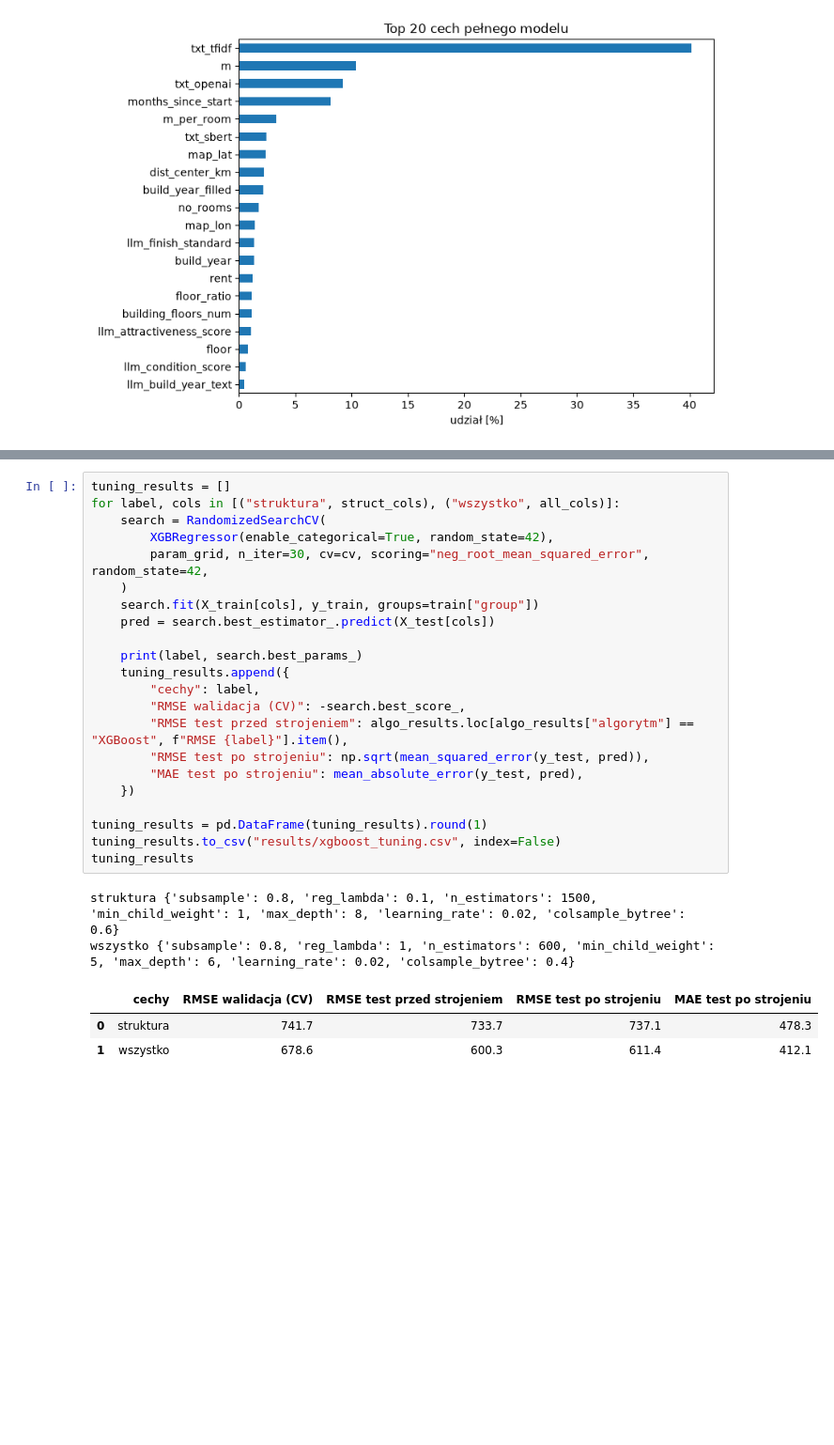
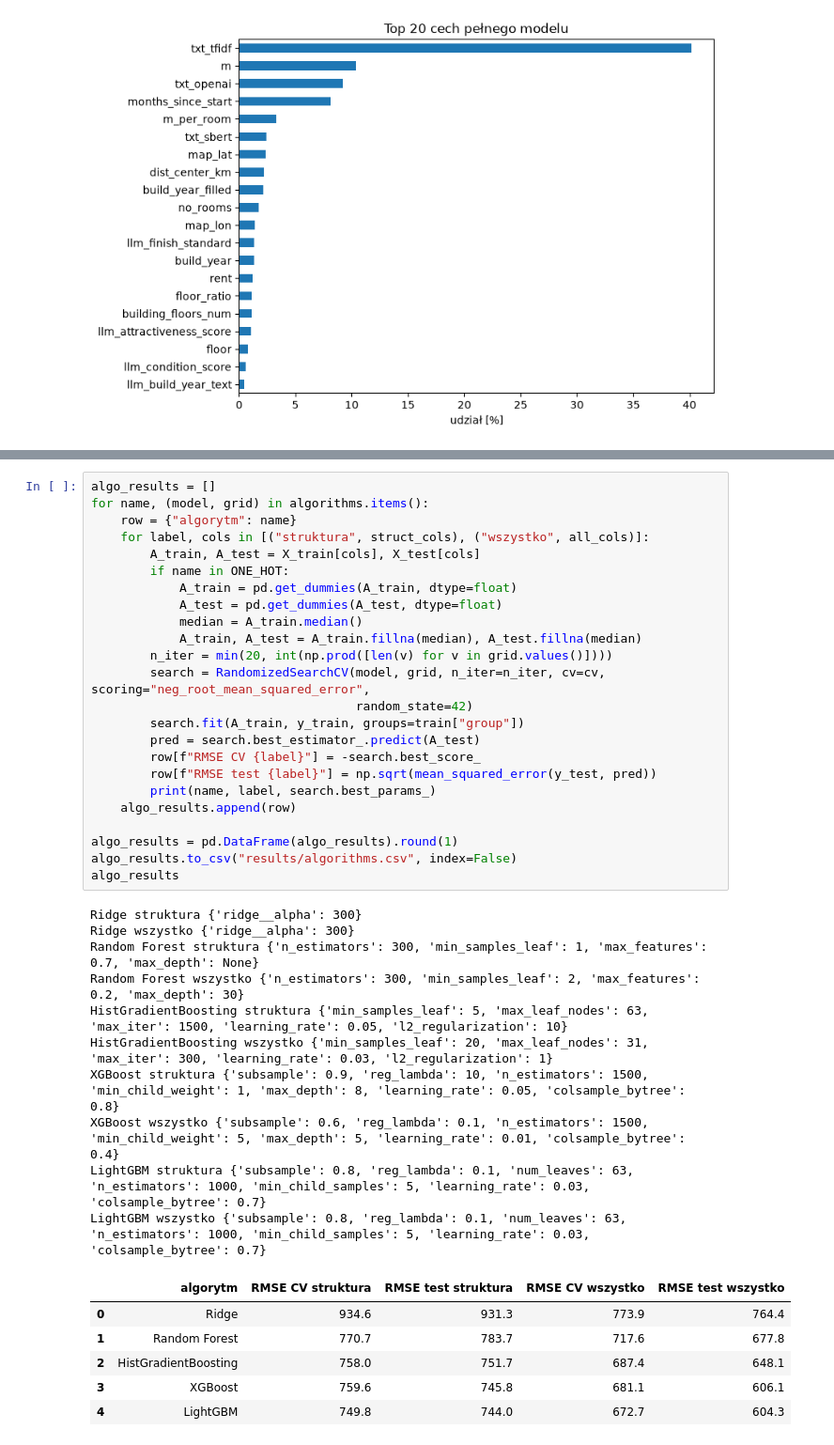
Before and after one commit to szymanskibartosz1/warsztaty_badawcze_projekt_1, a Jupyter notebook: projekt_2/projekt2_olx.ipynb, the cells around one changed output, grey strips where cells are left out. Shown at 94% size. Cells and saved outputs as stored; diff of their text form; blank space fills up the shorter version.

Commit message:
Projekt 2: strojenie hiperparametrów wszystkich algorytmów

```diff
--- a/projekt_2/projekt2_olx.ipynb
+++ b/projekt_2/projekt2_olx.ipynb
@@ -755,31 +742,44 @@ param_grid = {
 # %%
-tuning_results = []
-for label, cols in [("struktura", struct_cols), ("wszystko", all_cols)]:
-    search = RandomizedSearchCV(
-        XGBRegressor(enable_categorical=True, random_state=42),
-        param_grid, n_iter=30, cv=cv, scoring="neg_root_mean_squared_error", random_state=42,
-    )
-    search.fit(X_train[cols], y_train, groups=train["group"])
-    pred = search.best_estimator_.predict(X_test[cols])
+algo_results = []
+for name, (model, grid) in algorithms.items():
+    row = {"algorytm": name}
+    for label, cols in [("struktura", struct_cols), ("wszystko", all_cols)]:
+        A_train, A_test = X_train[cols], X_test[cols]
+        if name in ONE_HOT:
+            A_train = pd.get_dummies(A_train, dtype=float)
+            A_test = pd.get_dummies(A_test, dtype=float)
+            median = A_train.median()
+            A_train, A_test = A_train.fillna(median), A_test.fillna(median)
+        n_iter = min(20, int(np.prod([len(v) for v in grid.values()])))
+        search = RandomizedSearchCV(model, grid, n_iter=n_iter, cv=cv, scoring="neg_root_mean_squared_error",
+                                    random_state=42)
+        search.fit(A_train, y_train, groups=train["group"])
+        pred = search.best_estimator_.predict(A_test)
+        row[f"RMSE CV {label}"] = -search.best_score_
+        row[f"RMSE test {label}"] = np.sqrt(mean_squared_error(y_test, pred))
+        print(name, label, search.best_params_)
+    algo_results.append(row)
 
-    print(label, search.best_params_)
-    tuning_results.append({
-        "cechy": label,
-        "RMSE walidacja (CV)": -search.best_score_,
-        "RMSE test przed strojeniem": algo_results.loc[algo_results["algorytm"] == "XGBoost", f"RMSE {label}"].item(),
-        "RMSE test po strojeniu": np.sqrt(mean_squared_error(y_test, pred)),
-        "MAE test po strojeniu": mean_absolute_error(y_test, pred),
-    })
-
-tuning_results = pd.DataFrame(tuning_results).round(1)
-tuning_results.to_csv("results/xgboost_tuning.csv", index=False)
-tuning_results
+algo_results = pd.DataFrame(algo_results).round(1)
+algo_results.to_csv("results/algorithms.csv", index=False)
+algo_results
 # %% [output]
-struktura {'subsample': 0.8, 'reg_lambda': 0.1, 'n_estimators': 1500, 'min_child_weight': 1, 'max_depth': 8, 'learning_rate': 0.02, 'colsample_bytree': 0.6}
-wszystko {'subsample': 0.8, 'reg_lambda': 1, 'n_estimators': 600, 'min_child_weight': 5, 'max_depth': 6, 'learning_rate': 0.02, 'colsample_bytree': 0.4}
+Ridge struktura {'ridge__alpha': 300}
+Ridge wszystko {'ridge__alpha': 300}
+Random Forest struktura {'n_estimators': 300, 'min_samples_leaf': 1, 'max_features': 0.7, 'max_depth': None}
+Random Forest wszystko {'n_estimators': 300, 'min_samples_leaf': 2, 'max_features': 0.2, 'max_depth': 30}
+HistGradientBoosting struktura {'min_samples_leaf': 5, 'max_leaf_nodes': 63, 'max_iter': 1500, 'learning_rate': 0.05, 'l2_regularization': 10}
+HistGradientBoosting wszystko {'min_samples_leaf': 20, 'max_leaf_nodes': 31, 'max_iter': 300, 'learning_rate': 0.03, 'l2_regularization': 1}
+XGBoost struktura {'subsample': 0.9, 'reg_lambda': 10, 'n_estimators': 1500, 'min_child_weight': 1, 'max_depth': 8, 'learning_rate': 0.05, 'colsample_bytree': 0.8}
+XGBoost wszystko {'subsample': 0.6, 'reg_lambda': 0.1, 'n_estimators': 1500, 'min_child_weight': 5, 'max_depth': 5, 'learning_rate': 0.01, 'colsample_bytree': 0.4}
+LightGBM struktura {'subsample': 0.8, 'reg_lambda': 0.1, 'num_leaves': 63, 'n_estimators': 1000, 'min_child_samples': 5, 'learning_rate': 0.03, 'colsample_bytree': 0.7}
+LightGBM wszystko {'subsample': 0.8, 'reg_lambda': 0.1, 'num_leaves': 63, 'n_estimators': 1000, 'min_child_samples': 5, 'learning_rate': 0.03, 'colsample_bytree': 0.7}
-|  | cechy | RMSE walidacja (CV) | RMSE test przed strojeniem | RMSE test po strojeniu | MAE test po strojeniu |
-| 0 | struktura | 741.7 | 733.7 | 737.1 | 478.3 |
-| 1 | wszystko | 678.6 | 600.3 | 611.4 | 412.1 |
+|  | algorytm | RMSE CV struktura | RMSE test struktura | RMSE CV wszystko | RMSE test wszystko |
+| 0 | Ridge | 934.6 | 931.3 | 773.9 | 764.4 |
+| 1 | Random Forest | 770.7 | 783.7 | 717.6 | 677.8 |
+| 2 | HistGradientBoosting | 758.0 | 751.7 | 687.4 | 648.1 |
+| 3 | XGBoost | 759.6 | 745.8 | 681.1 | 606.1 |
+| 4 | LightGBM | 749.8 | 744.0 | 672.7 | 604.3 |
 # %% [markdown]
 ## 14. Wnioski
 
```
Also changed, not shown: parts of 6 cells of this notebook, 2 other files.
